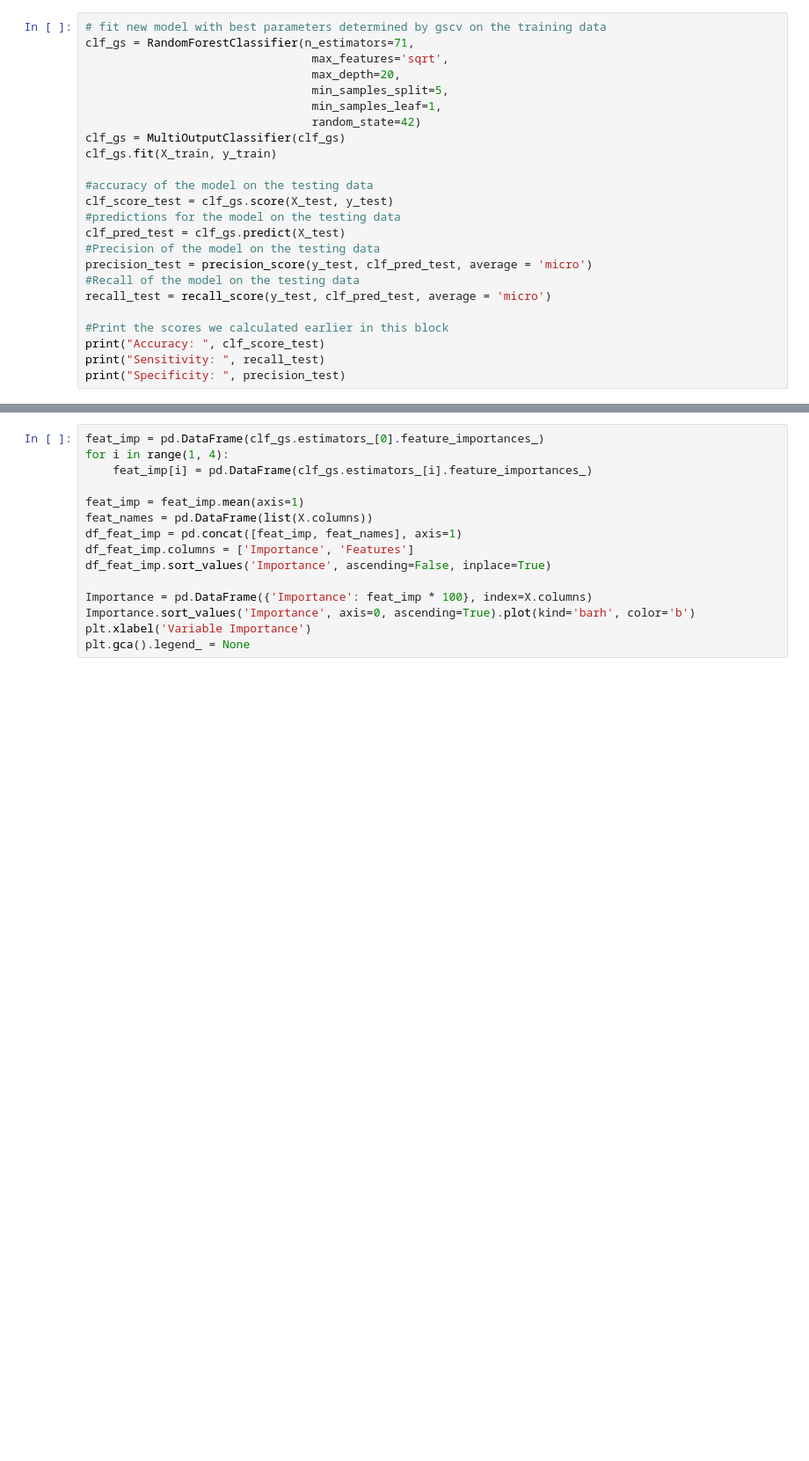
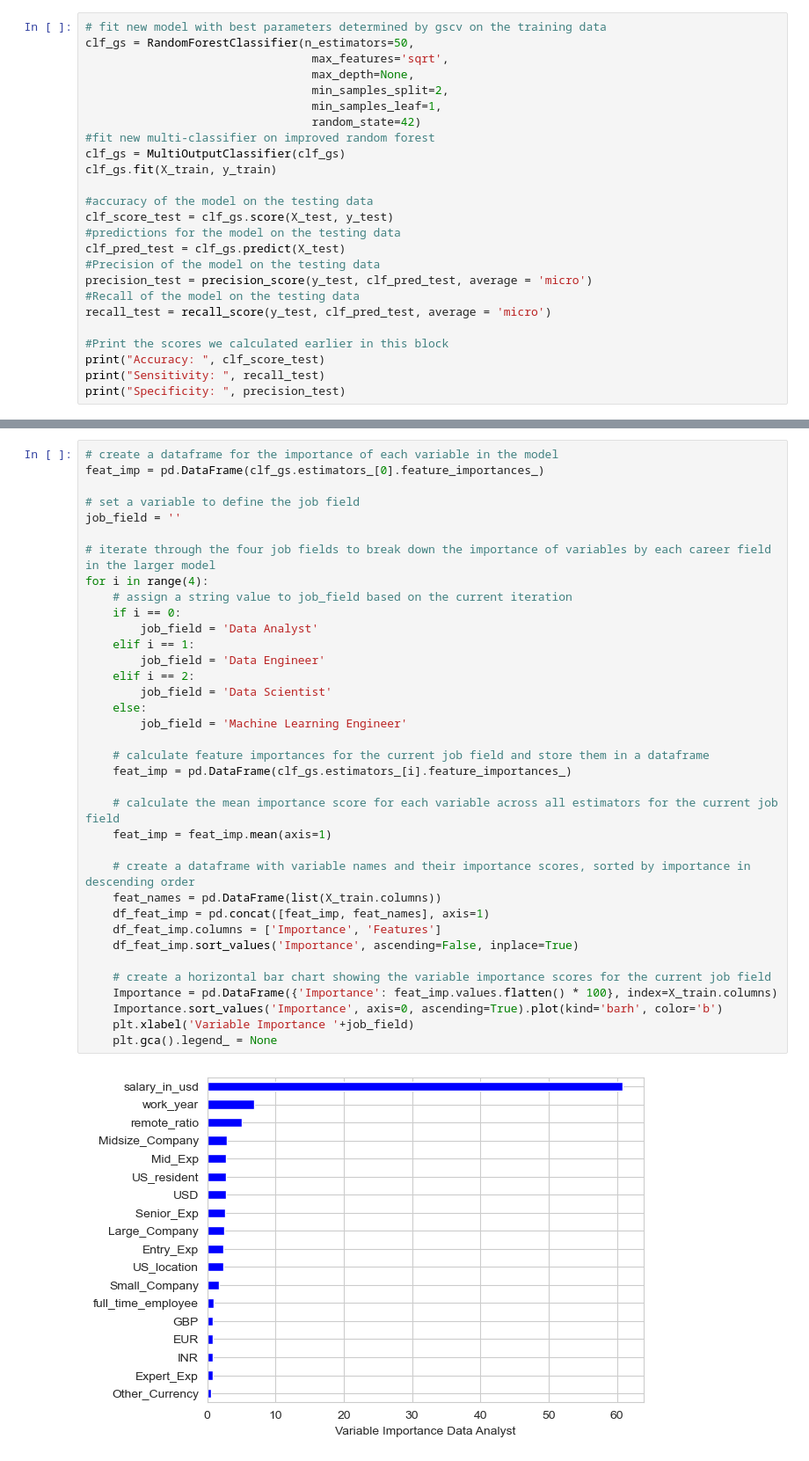
Before and after one commit to dfarone02/Data-Science-Job-Salaries, a Jupyter notebook: notebooks/AdvancedClassification.ipynb, the cells around one changed output, grey strips where cells are left out. Shown: that part at 88% size. Cells and saved outputs as stored; diff of their text form; blank space fills up the shorter version.

```diff
--- a/notebooks/AdvancedClassification.ipynb
+++ b/notebooks/AdvancedClassification.ipynb
@@ -153,11 +75,12 @@ print("Elapsed time: {:.2f} seconds".format(elapsed_time))
 # %%
 # fit new model with best parameters determined by gscv on the training data
-clf_gs = RandomForestClassifier(n_estimators=71,
+clf_gs = RandomForestClassifier(n_estimators=50,
                                  max_features='sqrt',
-                                 max_depth=20,
-                                 min_samples_split=5,
+                                 max_depth=None,
+                                 min_samples_split=2,
                                  min_samples_leaf=1,
                                  random_state=42)
+#fit new multi-classifier on improved random forest
 clf_gs = MultiOutputClassifier(clf_gs)
 clf_gs.fit(X_train, y_train)
 
@@ -177,15 +104,38 @@ print("Specificity: ", precision_test)
 # %%
+# create a dataframe for the importance of each variable in the model
 feat_imp = pd.DataFrame(clf_gs.estimators_[0].feature_importances_)
-for i in range(1, 4):
-    feat_imp[i] = pd.DataFrame(clf_gs.estimators_[i].feature_importances_)
 
-feat_imp = feat_imp.mean(axis=1)
-feat_names = pd.DataFrame(list(X.columns))
-df_feat_imp = pd.concat([feat_imp, feat_names], axis=1)
-df_feat_imp.columns = ['Importance', 'Features']
-df_feat_imp.sort_values('Importance', ascending=False, inplace=True)
+# set a variable to define the job field
+job_field = ''
 
-Importance = pd.DataFrame({'Importance': feat_imp * 100}, index=X.columns)
-Importance.sort_values('Importance', axis=0, ascending=True).plot(kind='barh', color='b')
-plt.xlabel('Variable Importance')
-plt.gca().legend_ = None
+# iterate through the four job fields to break down the importance of variables by each career field in the larger model
+for i in range(4):
+    # assign a string value to job_field based on the current iteration
+    if i == 0:
+        job_field = 'Data Analyst'
+    elif i == 1:
+        job_field = 'Data Engineer'
+    elif i == 2:
+        job_field = 'Data Scientist'
+    else:
+        job_field = 'Machine Learning Engineer'
+
+    # calculate feature importances for the current job field and store them in a dataframe
+    feat_imp = pd.DataFrame(clf_gs.estimators_[i].feature_importances_)
+
+    # calculate the mean importance score for each variable across all estimators for the current job field
+    feat_imp = feat_imp.mean(axis=1)
+
+    # create a dataframe with variable names and their importance scores, sorted by importance in descending order
+    feat_names = pd.DataFrame(list(X_train.columns))
+    df_feat_imp = pd.concat([feat_imp, feat_names], axis=1)
+    df_feat_imp.columns = ['Importance', 'Features']
+    df_feat_imp.sort_values('Importance', ascending=False, inplace=True)
+
+    # create a horizontal bar chart showing the variable importance scores for the current job field
+    Importance = pd.DataFrame({'Importance': feat_imp.values.flatten() * 100}, index=X_train.columns)
+    Importance.sort_values('Importance', axis=0, ascending=True).plot(kind='barh', color='b')
+    plt.xlabel('Variable Importance '+job_field)
+    plt.gca().legend_ = None
+# %% [output]
+[figure, added]
```
Also changed, not shown: parts of 17 cells of this notebook, 5 other files.
